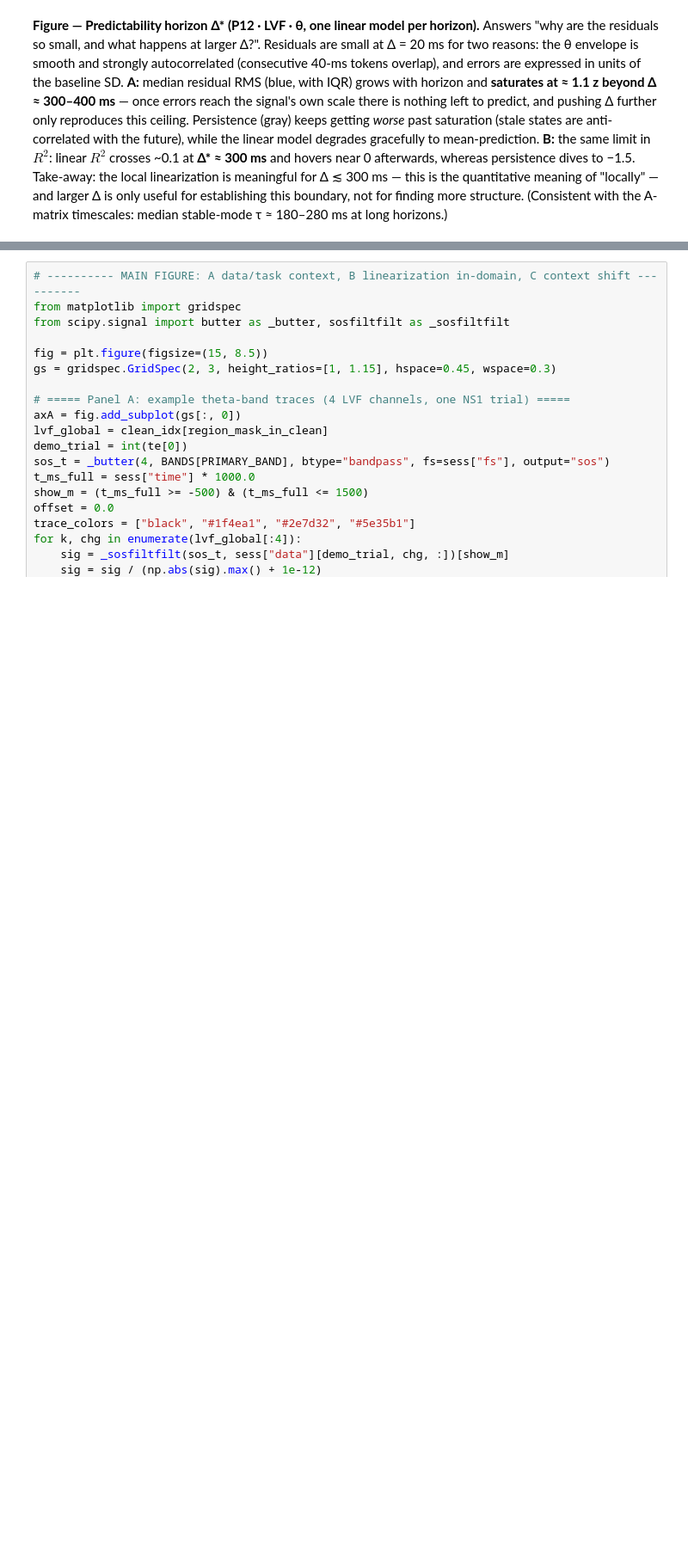
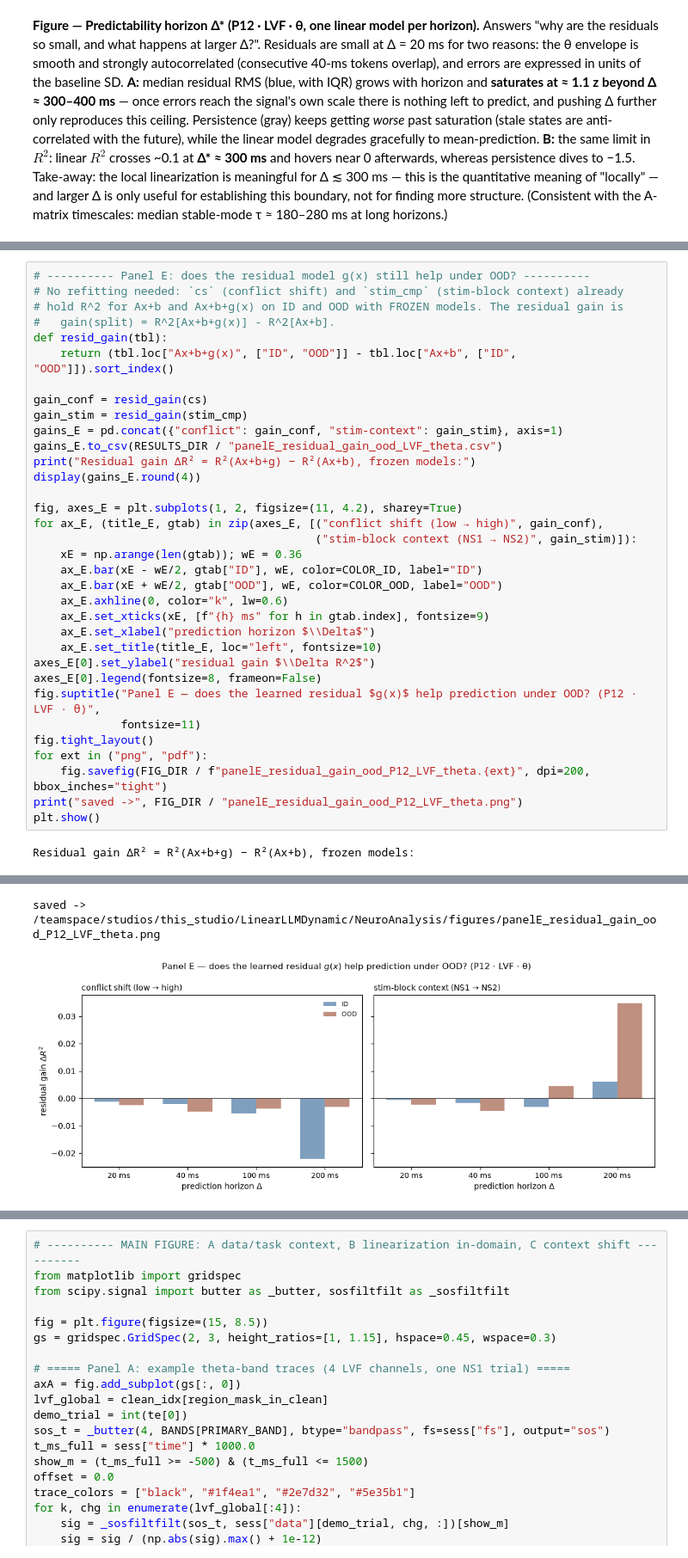
Before and after one commit to rgs2151/controller, a Jupyter notebook: NeuroAnalysis/brain_local_linearization.ipynb, the cells around one changed output, grey strips where cells are left out. Shown at 86% size. Saved outputs shown, nothing was run; the diff lists cells and outputs as text; blank space fills up the shorter version.

```diff
--- a/NeuroAnalysis/brain_local_linearization.ipynb
+++ b/NeuroAnalysis/brain_local_linearization.ipynb
@@ -1358,0 +1424,36 @@ saved -> /teamspace/studios/this_studio/LinearLLMDynamic/NeuroAnalysis/figures/p
+# %%
+# ---------- Panel E: does the residual model g(x) still help under OOD? ----------
+# No refitting needed: `cs` (conflict shift) and `stim_cmp` (stim-block context) already
+# hold R^2 for Ax+b and Ax+b+g(x) on ID and OOD with FROZEN models. The residual gain is
+#   gain(split) = R^2[Ax+b+g(x)] - R^2[Ax+b].
+def resid_gain(tbl):
+    return (tbl.loc["Ax+b+g(x)", ["ID", "OOD"]] - tbl.loc["Ax+b", ["ID", "OOD"]]).sort_index()
+
+gain_conf = resid_gain(cs)
+gain_stim = resid_gain(stim_cmp)
+gains_E = pd.concat({"conflict": gain_conf, "stim-context": gain_stim}, axis=1)
+gains_E.to_csv(RESULTS_DIR / "panelE_residual_gain_ood_LVF_theta.csv")
+print("Residual gain ΔR² = R²(Ax+b+g) − R²(Ax+b), frozen models:")
+display(gains_E.round(4))
+
+fig, axes_E = plt.subplots(1, 2, figsize=(11, 4.2), sharey=True)
+for ax_E, (title_E, gtab) in zip(axes_E, [("conflict shift (low → high)", gain_conf),
+                                          ("stim-block context (NS1 → NS2)", gain_stim)]):
+    xE = np.arange(len(gtab)); wE = 0.36
+    ax_E.bar(xE - wE/2, gtab["ID"], wE, color=COLOR_ID, label="ID")
+    ax_E.bar(xE + wE/2, gtab["OOD"], wE, color=COLOR_OOD, label="OOD")
+    ax_E.axhline(0, color="k", lw=0.6)
+    ax_E.set_xticks(xE, [f"{h} ms" for h in gtab.index], fontsize=9)
+    ax_E.set_xlabel("prediction horizon $\\Delta$")
+    ax_E.set_title(title_E, loc="left", fontsize=10)
+axes_E[0].set_ylabel("residual gain $\\Delta R^2$")
+axes_E[0].legend(fontsize=8, frameon=False)
+fig.suptitle("Panel E — does the learned residual $g(x)$ help prediction under OOD? (P12 · LVF · θ)",
+             fontsize=11)
+fig.tight_layout()
+for ext in ("png", "pdf"):
+    fig.savefig(FIG_DIR / f"panelE_residual_gain_ood_P12_LVF_theta.{ext}", dpi=200, bbox_inches="tight")
+print("saved ->", FIG_DIR / "panelE_residual_gain_ood_P12_LVF_theta.png")
+plt.show()
+# %% [output]
+Residual gain ΔR² = R²(Ax+b+g) − R²(Ax+b), frozen models:
@@ -1358,0 +1467,2 @@ saved -> /teamspace/studios/this_studio/LinearLLMDynamic/NeuroAnalysis/figures/p
+saved -> /teamspace/studios/this_studio/LinearLLMDynamic/NeuroAnalysis/figures/panelE_residual_gain_ood_P12_LVF_theta.png
+[figure, added]
```
Also changed, not shown: parts of 7 cells of this notebook, 9 other files.
